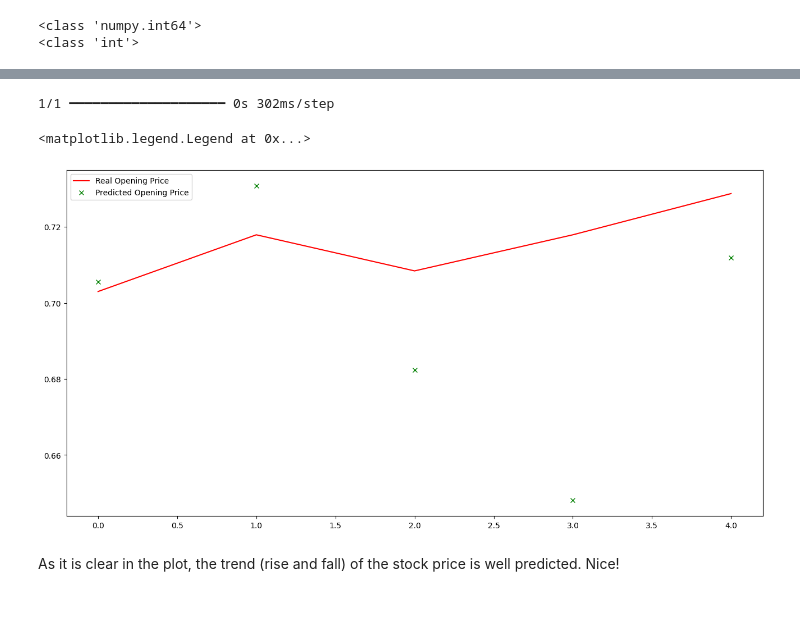
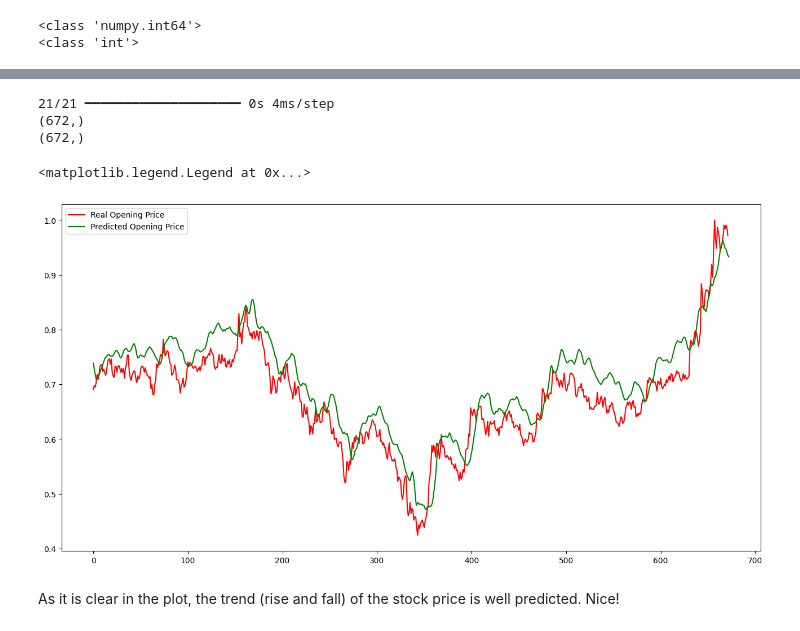
Before and after one commit to PattenChiou/DataMining-StockPrediction, a Jupyter notebook: stock-price-prediction-lstm-hyperparameter-tuning.ipynb, the cells around one changed output, grey strips where cells are left out. Saved outputs shown, nothing was run; the diff lists cells and outputs as text; code cells hidden in the pictures.

```diff
--- a/stock-price-prediction-lstm-hyperparameter-tuning.ipynb
+++ b/stock-price-prediction-lstm-hyperparameter-tuning.ipynb
@@ -248,0 +371,6 @@ We choose the opening price and volume as two attributes to consider in our mode
+# %%
+tsm_prices = tsm_prices.rename({"Close": "TSM Close"}, axis=1)
+sox_prices = sox_prices.rename({"Close": "SOX Close"}, axis=1)
+data = pd.concat([tsmc_prices, tsm_prices, sox_prices], axis=1, join="outer")
+data = data.drop(["index"], axis=1)
+data
@@ -252,4 +394,4 @@ We choose the opening price and volume as two attributes to consider in our mode
 # %%
 # Feature Scaling
 sc = MinMaxScaler(feature_range=(0, 1))
-data_prices_scaled = sc.fit_transform(data_prices)
+data_scaled = sc.fit_transform(data)
@@ -274,34 +416,34 @@ In my case, I rathered to use the built-in parameter (validation_split) in the f
 # %% [markdown]
 Here, at each point of the time, we will consider price and volume as our attributes in input_dim, and 25 days as our time_steps.
 # %%
-# Creating a data structure (it does not work when you have only one feature)
-def create_data(df, n_future, n_past, train_test_split_percentage, validation_split_percentage):
+# Creating a tsmc structure (it does not work when you have only one feature)
+def create_tsmc(df, n_future, n_past, train_test_split_percentage, validation_split_percentage):
     n_feature = df.shape[1]
-    x_data, y_data = [], []
+    x_tsmc, y_tsmc = [], []
 
     for i in range(n_past, len(df) - n_future + 1):
-        x_data.append(df[i - n_past:i, 0:n_feature])
-        y_data.append(df[i + n_future - 1:i + n_future, 0])
+        x_tsmc.append(df[i - n_past:i, 0:n_feature])
+        y_tsmc.append(df[i + n_future - 1:i + n_future, 0])
 
-    split_training_test_starting_point = int(round(train_test_split_percentage*len(x_data)))
+    split_training_test_starting_point = int(round(train_test_split_percentage*len(x_tsmc)))
     split_train_validation_starting_point = int(round(split_training_test_starting_point*(1-validation_split_percentage)))
 
-    x_train = x_data[:split_train_validation_starting_point]
-    y_train = y_data[:split_train_validation_starting_point]
+    x_train = x_tsmc[:split_train_validation_starting_point]
+    y_train = y_tsmc[:split_train_validation_starting_point]
 
     # if you want to choose the validation set by yourself, uncomment the below code.
-    x_val = x_data[split_train_validation_starting_point:split_training_test_starting_point]
-    y_val =  y_data[split_train_validation_starting_point:split_training_test_starting_point]
+    x_val = x_tsmc[split_train_validation_starting_point:split_training_test_starting_point]
+    y_val =  y_tsmc[split_train_validation_starting_point:split_training_test_starting_point]
 
-    x_test = x_data[split_training_test_starting_point:]
-    y_test = y_data[split_training_test_starting_point:]
+    x_test = x_tsmc[split_training_test_starting_point:]
+    y_test = y_tsmc[split_training_test_starting_point:]
 
     return np.array(x_train), np.array(x_test), np.array(x_val), np.array(y_train), np.array(y_test), np.array(y_val)
 # %%
 # Number of days you want to predict into the future
 # Number of past days you want to use to predict the future
 
-X_train, X_test, X_val, y_train, y_test, y_val = create_data(data_prices_scaled, n_future=5, n_past=5, train_test_split_percentage=0.8,
+X_train, X_test, X_val, y_train, y_test, y_val = create_tsmc(data_scaled, n_future=5, n_past=5, train_test_split_percentage=0.8,
                                                validation_split_percentage = 0)
 # %%
 print(X_train.shape)
@@ -653,15 +797,19 @@ regressor.evaluate(X_test, y_test)
 # %%
 regressor = keras.models.load_model("best_model.keras")
-y_pred = regressor.predict(np.expand_dims(X_test[0], axis=0))
+y_pred = regressor.predict(X_test)
+print(y_test[:, 0].shape)
+print(y_pred[:, 0].shape)
 plt.figure(figsize=(16,8), dpi= 100, facecolor='w', edgecolor='k')
 
-plt.plot(y_test[0:5], color='red', label = 'Real Opening Price')
-plt.plot(np.arange(0, 5), y_pred[0], "gx", label = 'Predicted Opening Price')
+plt.plot(y_test[:, 0], color='red', label = 'Real Opening Price')
+plt.plot(np.linspace(0, len(y_test[:, 0]), num=len(y_test[:, 0])), y_pred[:, 0], "g", label = 'Predicted Opening Price')
 plt.legend(loc='best')
 # %% [output]
-1/1 ━━━━━━━━━━━━━━━━━━━━ 0s 302ms/step
+21/21 ━━━━━━━━━━━━━━━━━━━━ 0s 4ms/step
+(672,)
+(672,)
 <matplotlib.legend.Legend at 0x...>
-[figure, old version]
+[figure, new version]
 # %% [markdown]
 As it is clear in the plot, the trend (rise and fall) of the stock price is well predicted. Nice!
 # %%
```
Also changed, not shown: parts of 59 cells of this notebook, 2 other files.
